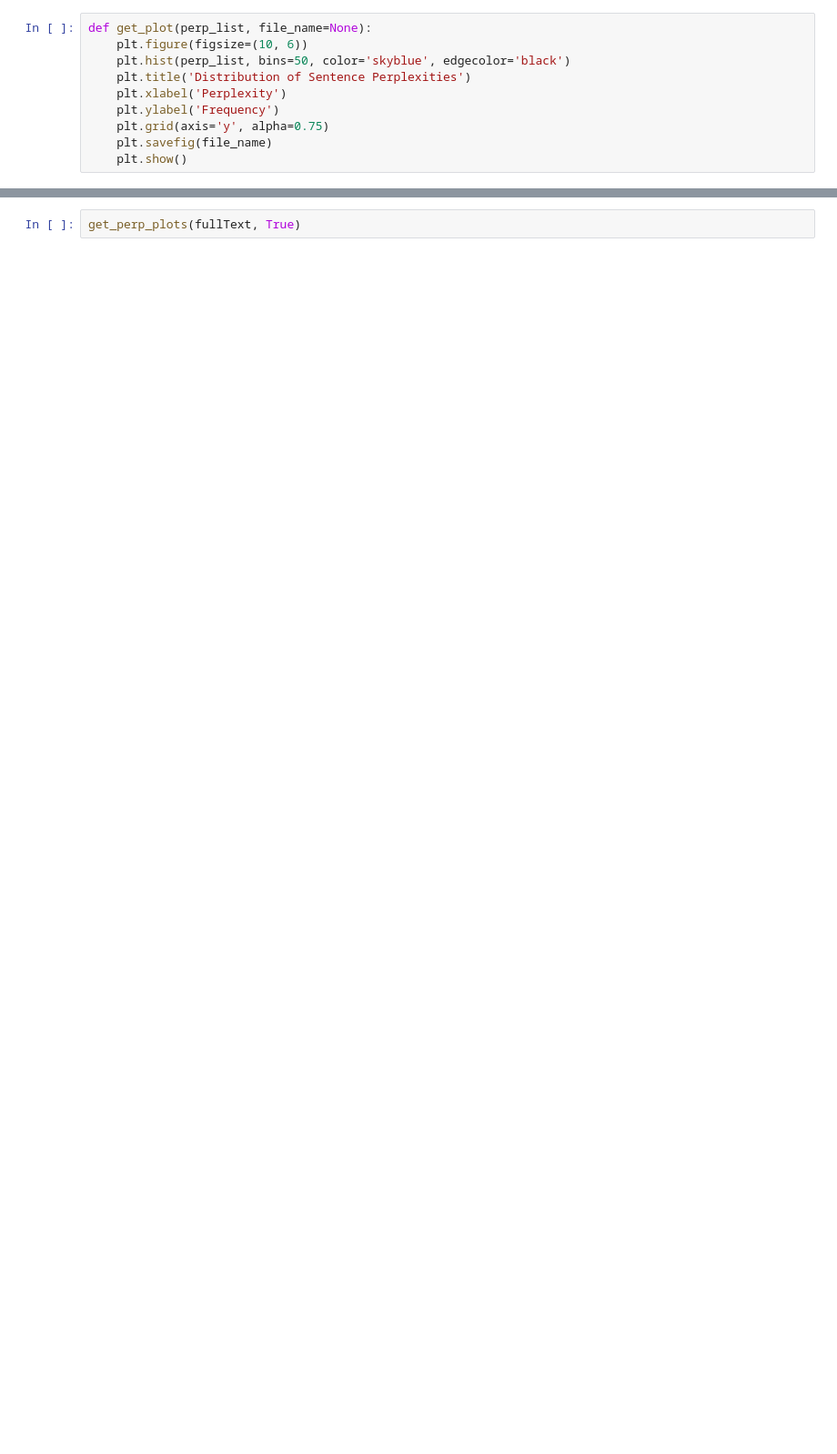
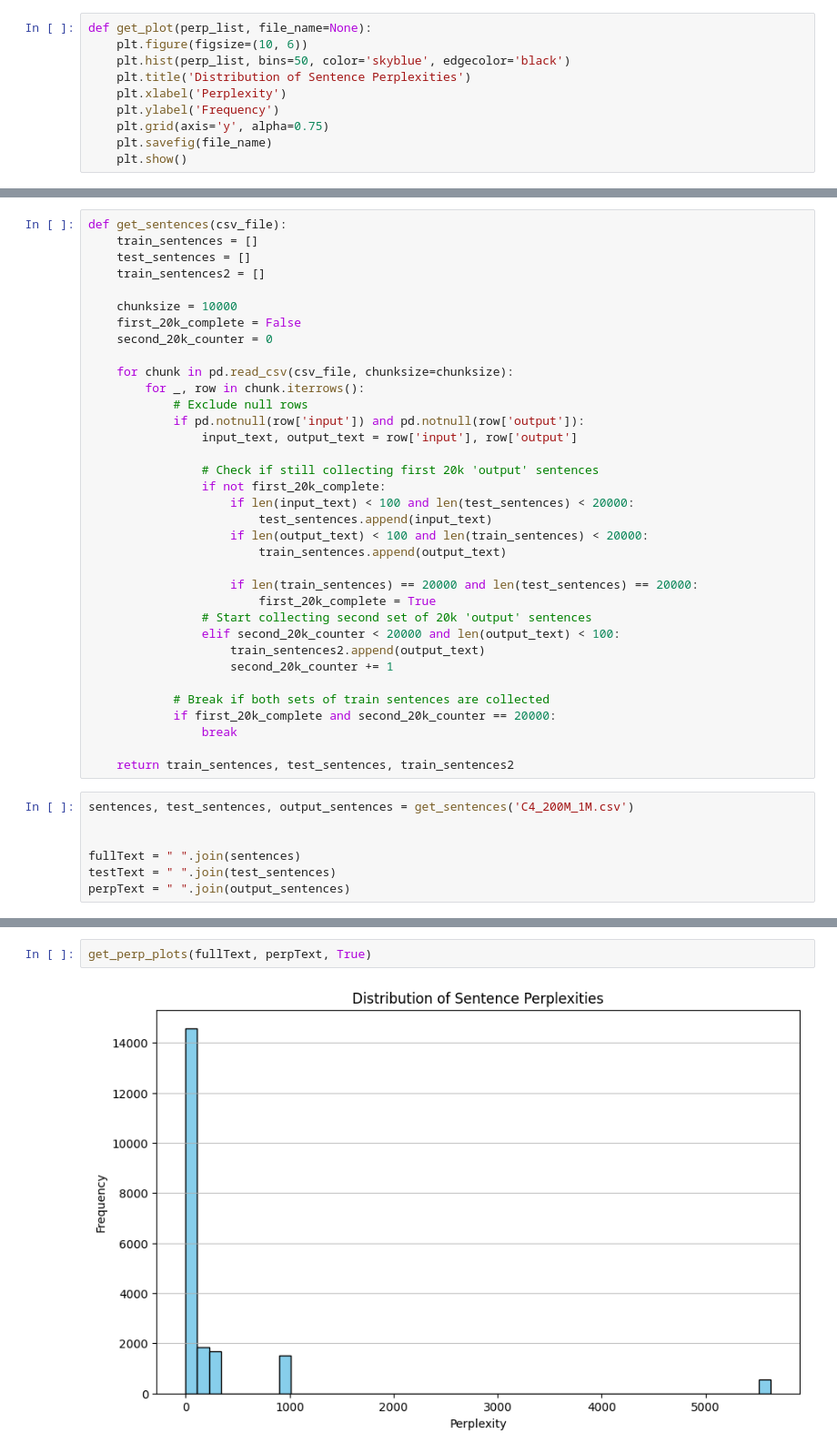
Before and after one commit to Vithesh-Reddy/Measuring-Text-Fluency, a Jupyter notebook: Ngram.ipynb, the cells around one changed output, grey strips where cells are left out. Shown: that part at 91% size. Saved outputs shown, nothing was run; the diff lists cells and outputs as text; blank space fills up the shorter version.

```diff
--- a/Ngram.ipynb
+++ b/Ngram.ipynb
@@ -321,0 +318,42 @@ testText = " ".join(test_sentences)
+# %%
+def get_sentences(csv_file):
+    train_sentences = []
+    test_sentences = []
+    train_sentences2 = []
+
+    chunksize = 10000
+    first_20k_complete = False
+    second_20k_counter = 0
+
+    for chunk in pd.read_csv(csv_file, chunksize=chunksize):
+        for _, row in chunk.iterrows():
+            # Exclude null rows
+            if pd.notnull(row['input']) and pd.notnull(row['output']):
+                input_text, output_text = row['input'], row['output']
+
+                # Check if still collecting first 20k 'output' sentences
+                if not first_20k_complete:
+                    if len(input_text) < 100 and len(test_sentences) < 20000:
+                        test_sentences.append(input_text)
+                    if len(output_text) < 100 and len(train_sentences) < 20000:
+                        train_sentences.append(output_text)
+
+                    if len(train_sentences) == 20000 and len(test_sentences) == 20000:
+                        first_20k_complete = True
+                # Start collecting second set of 20k 'output' sentences
+                elif second_20k_counter < 20000 and len(output_text) < 100:
+                    train_sentences2.append(output_text)
+                    second_20k_counter += 1
+
+            # Break if both sets of train sentences are collected
+            if first_20k_complete and second_20k_counter == 20000:
+                break
+
+    return train_sentences, test_sentences, train_sentences2
+# %%
+sentences, test_sentences, output_sentences = get_sentences('C4_200M_1M.csv')
+
+
+fullText = " ".join(sentences)
+testText = " ".join(test_sentences)
+perpText = " ".join(output_sentences)
@@ -322,2 +368,4 @@ testText = " ".join(test_sentences)
 # %%
-get_perp_plots(fullText, True)
+get_perp_plots(fullText, perpText, True)
+# %% [output]
+[figure, added]
```
Also changed, not shown: parts of 10 cells of this notebook, 2 other files.
